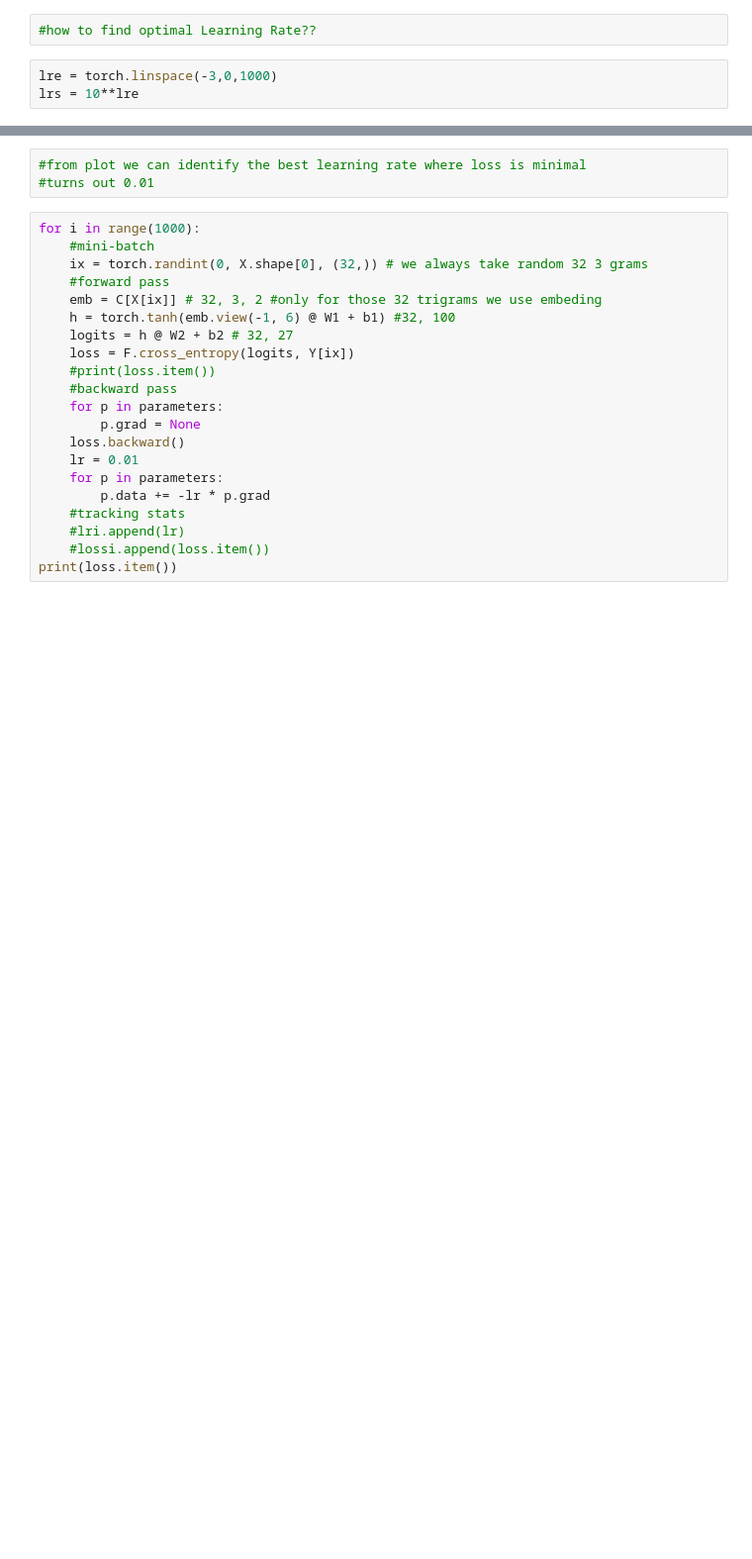
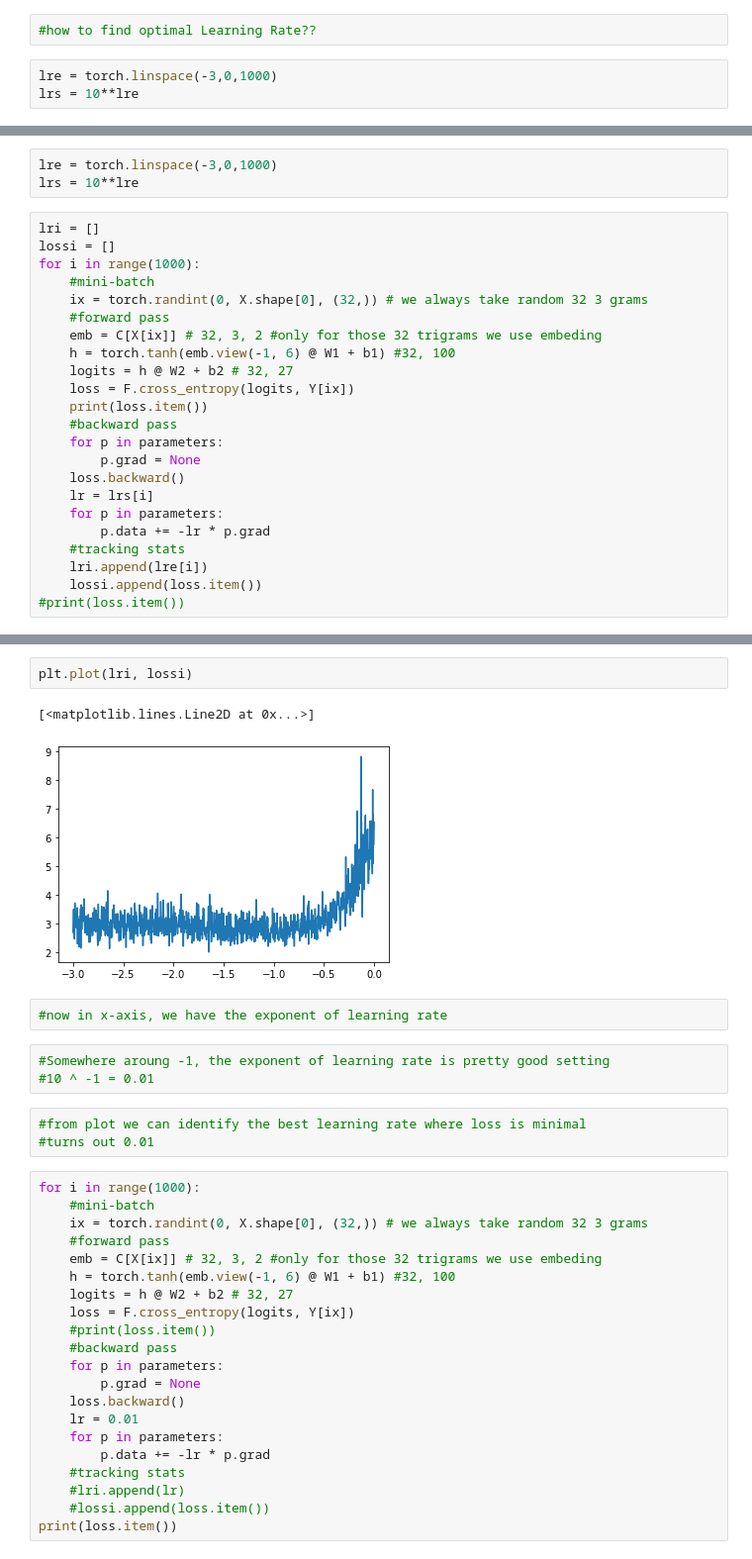
Before and after one commit to balajivenky06/DeepLearningNotebooks, a Jupyter notebook: Makemore2.ipynb, the cells around one changed output, grey strips where cells are left out. Shown: that part at 99% size. Drawn from its saved outputs; the diff is of its cells as text; blank space fills up the shorter version.

```diff
--- a/Makemore2.ipynb
+++ b/Makemore2.ipynb
@@ -780,0 +867,26 @@ for i in range(1000):
+# %%
+lre = torch.linspace(-3,0,1000)
+lrs = 10**lre
+# %%
+lri = []
+lossi = []
+for i in range(1000):
+    #mini-batch
+    ix = torch.randint(0, X.shape[0], (32,)) # we always take random 32 3 grams
+    #forward pass
+    emb = C[X[ix]] # 32, 3, 2 #only for those 32 trigrams we use embeding
+    h = torch.tanh(emb.view(-1, 6) @ W1 + b1) #32, 100
+    logits = h @ W2 + b2 # 32, 27
+    loss = F.cross_entropy(logits, Y[ix])
+    print(loss.item())
+    #backward pass
+    for p in parameters:
+        p.grad = None
+    loss.backward()
+    lr = lrs[i]
+    for p in parameters:
+        p.data += -lr * p.grad
+    #tracking stats
+    lri.append(lre[i])
+    lossi.append(loss.item())
+#print(loss.item())
@@ -781,3 +911,13 @@ for i in range(1000):
+# %%
+plt.plot(lri, lossi)
+# %% [output]
+[<matplotlib.lines.Line2D at 0x...>]
+[figure, added]
+# %%
+#now in x-axis, we have the exponent of learning rate
+# %%
+#Somewhere aroung -1, the exponent of learning rate is pretty good setting
+#10 ^ -1 = 0.01
 # %%
 #from plot we can identify the best learning rate where loss is minimal
 #turns out 0.01
```
Also changed, not shown: parts of 70 cells of this notebook.
